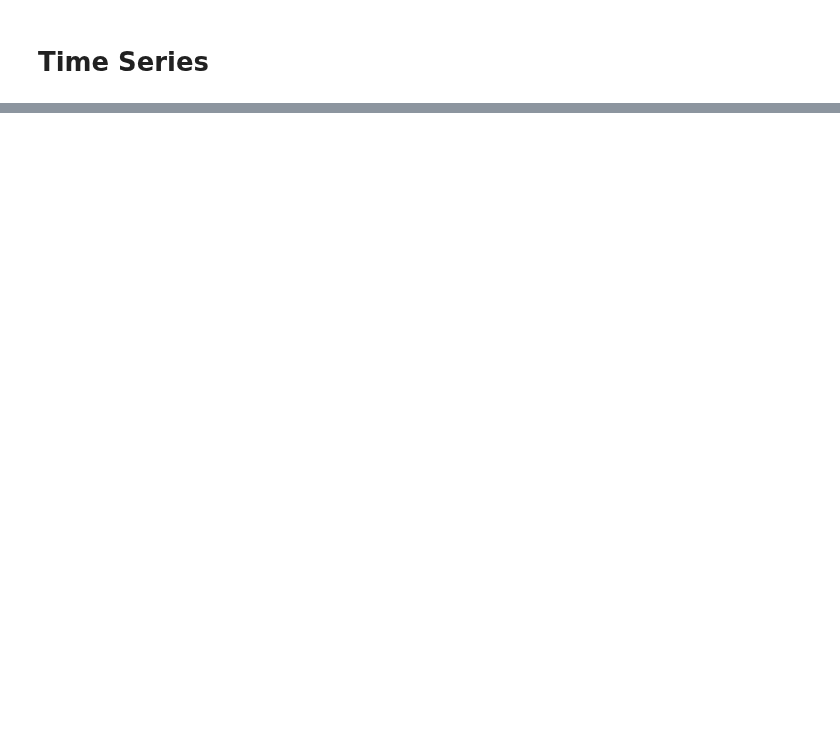
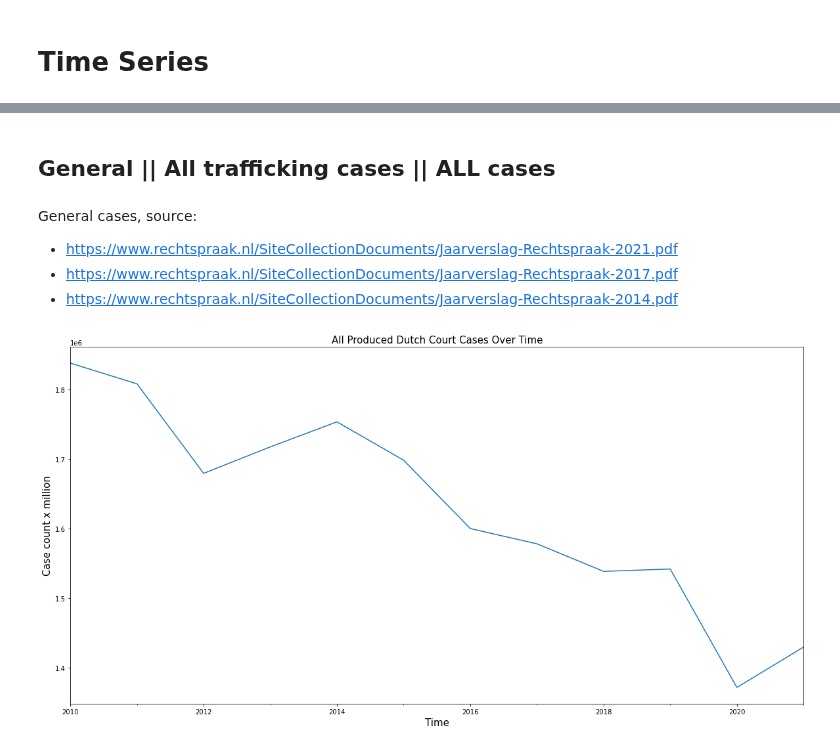
Before and after one commit to bloemetjesgordijn/Master-thesis, a Jupyter notebook: Results & Visualization.ipynb, the cells around one changed output, grey strips where cells are left out. Drawn from its saved outputs; the diff is of its cells as text; code cells hidden in the pictures; blank space fills up the shorter version.

```diff
--- a/Results & Visualization.ipynb
+++ b/Results & Visualization.ipynb
@@ -235,0 +174,22 @@ merged
+# %% [markdown]
+## General || All trafficking cases || ALL cases
+# %% [markdown]
+General cases, source:
+- https://www.rechtspraak.nl/SiteCollectionDocuments/Jaarverslag-Rechtspraak-2021.pdf
+- https://www.rechtspraak.nl/SiteCollectionDocuments/Jaarverslag-Rechtspraak-2017.pdf
+- https://www.rechtspraak.nl/SiteCollectionDocuments/Jaarverslag-Rechtspraak-2014.pdf
+# %%
+years = [2010, 2011, 2012, 2013, 2014, 2015, 2016, 2017, 2018, 2019, 2020, 2021]
+cases = [1837960, 1808150, 1679360, 1717460, 1753460, 1698290, 1600010, 1578030, 1538400, 1541750, 1371400, 1429450]
+datetime_index = []
+for year in years:
+    datetime_index.append(datetime(year, 1, 1))
+
+complete_produced_cases = pd.Series(cases, index=datetime_index)
+complete_produced_cases.plot()
+plt.title('All Produced Dutch Court Cases Over Time', fontsize=fontsize)
+plt.xlabel('Time', fontsize=fontsize)
+plt.ylabel('Case count x million', fontsize=fontsize)
+plt.show()
+# %% [output]
+[figure, added]
```
Also changed, not shown: parts of 59 cells of this notebook, 6 other files.
